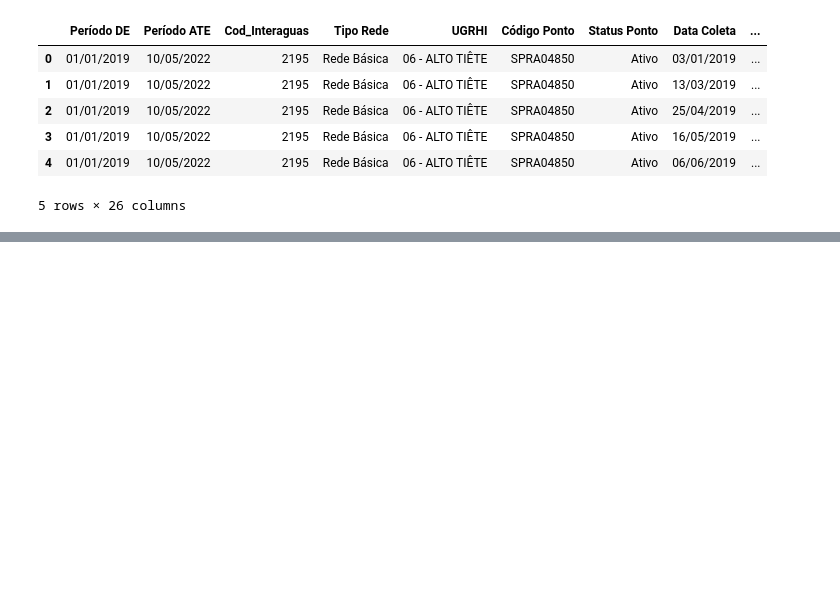
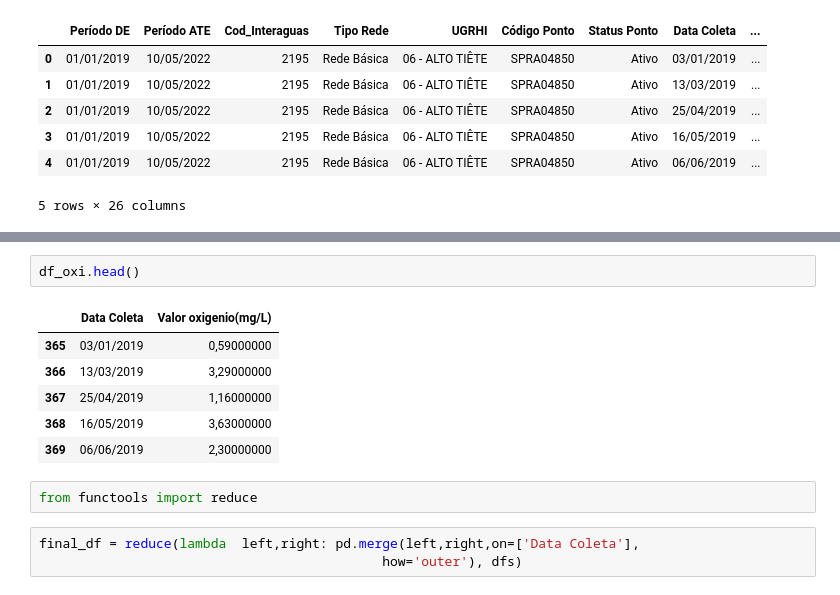
Before and after one commit to NicolasCho/projeto3_qta, a Jupyter notebook: analise/projeto3_graficos.ipynb, the cells around one changed output, grey strips where cells are left out. Saved outputs shown, nothing was run; the diff lists cells and outputs as text; blank space fills up the shorter version.

```diff
--- a/analise/projeto3_graficos.ipynb
+++ b/analise/projeto3_graficos.ipynb
@@ -37,0 +109,14 @@ anos3_filtrado
+# %%
+df_oxi.head()
+# %% [output]
+|  | Data Coleta | Valor oxigenio(mg/L) |
+| 365 | 03/01/2019 | 0,59000000 |
+| 366 | 13/03/2019 | 3,29000000 |
+| 367 | 25/04/2019 | 1,16000000 |
+| 368 | 16/05/2019 | 3,63000000 |
+| 369 | 06/06/2019 | 2,30000000 |
+# %%
+from functools import reduce
+# %%
+final_df = reduce(lambda  left,right: pd.merge(left,right,on=['Data Coleta'],
+                                            how='outer'), dfs)
```
Also changed, not shown: parts of 10 cells of this notebook, 1 other file.
